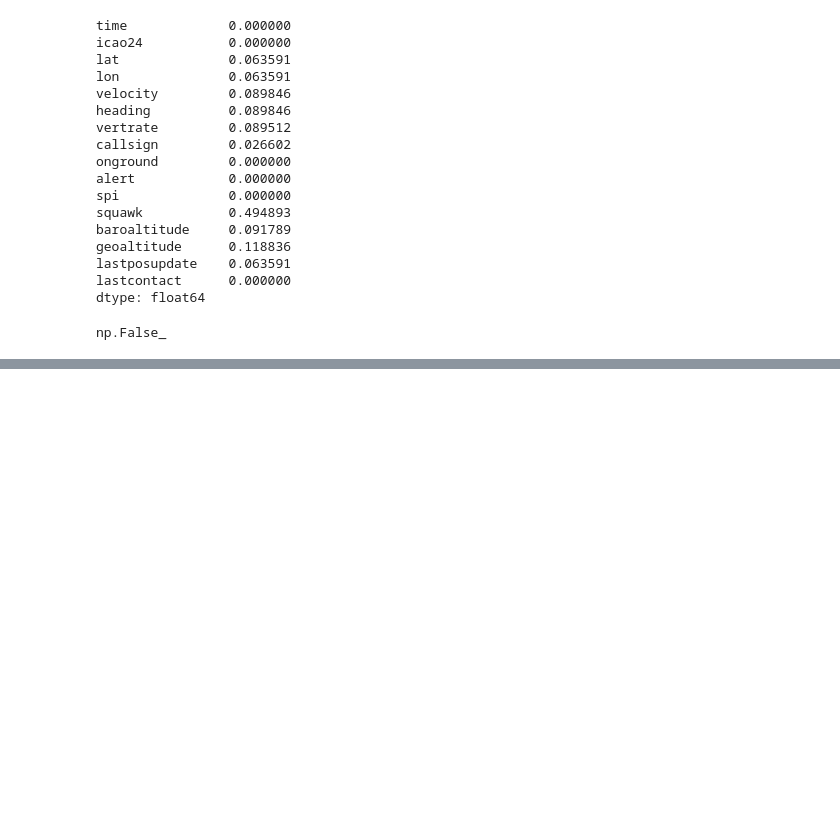
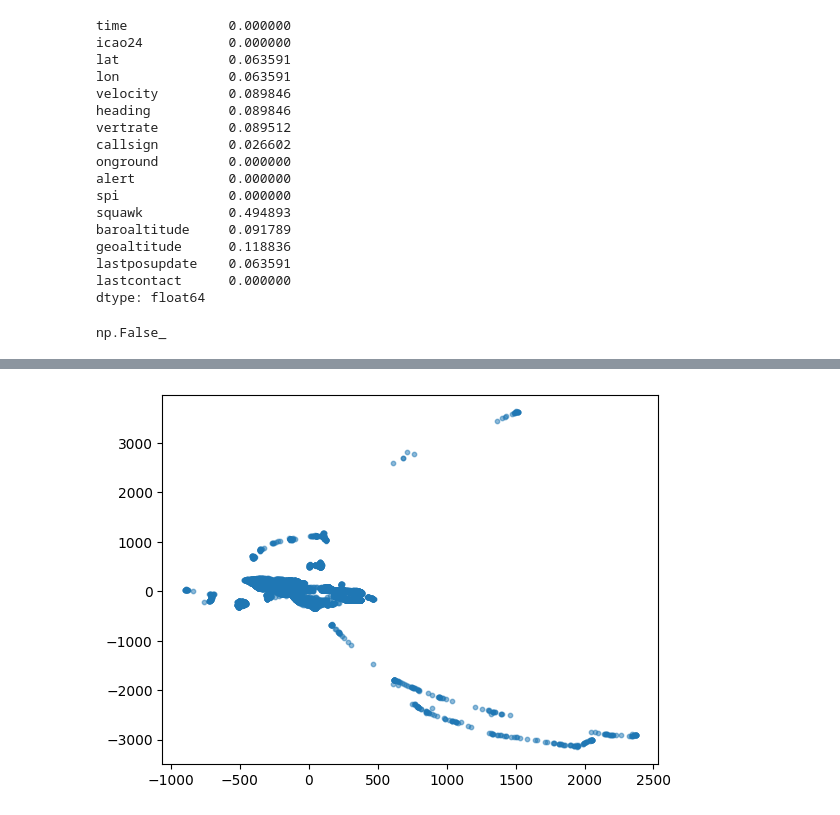
Before and after one commit to krzkapera/wdzd, a Jupyter notebook: src/lol.ipynb, the cells around one changed output, grey strips where cells are left out. Cells and saved outputs as stored; diff of their text form; code cells hidden in the pictures; blank space fills up the shorter version.

```diff
--- a/src/lol.ipynb
+++ b/src/lol.ipynb
@@ -93,0 +117,10 @@ plt.show()
+# %%
+import trimap
+
+reducer = trimap.TRIMAP()
+X_trimap = reducer.fit_transform(X)
+
+plt.scatter(X_trimap[:, 0], X_trimap[:, 1], alpha=0.5, s=10)
+plt.show()
+# %% [output]
+[figure, added]
```
Also changed, not shown: parts of 6 cells of this notebook, 2 other files.
